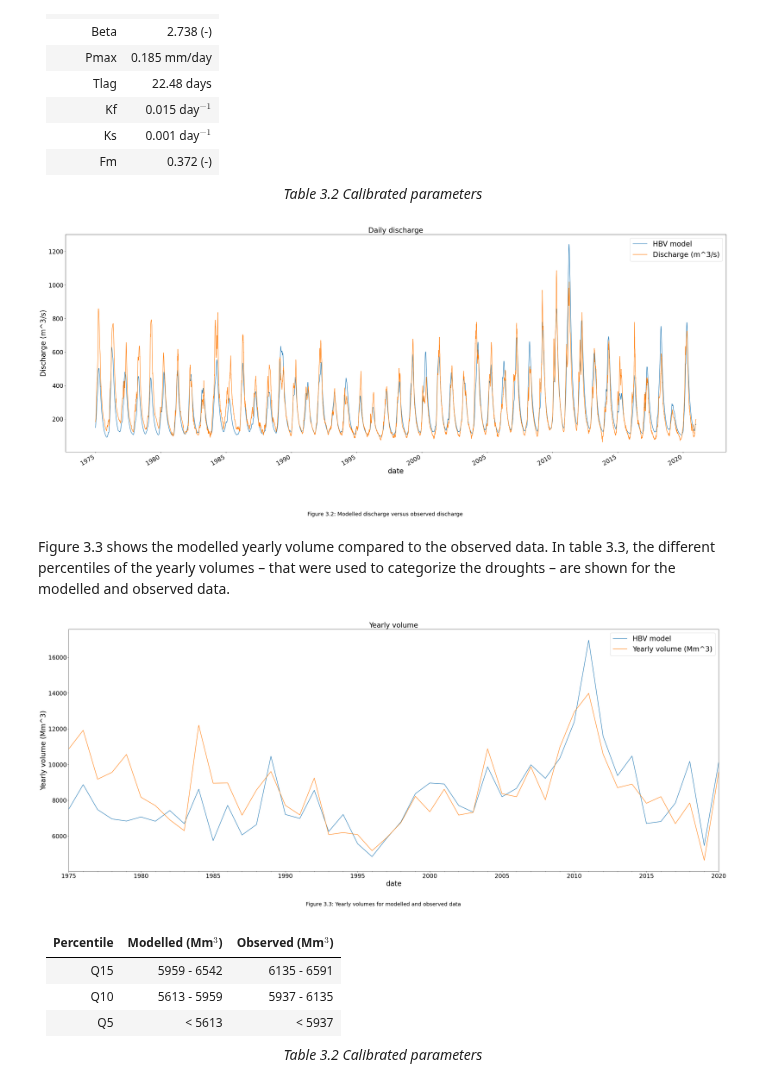
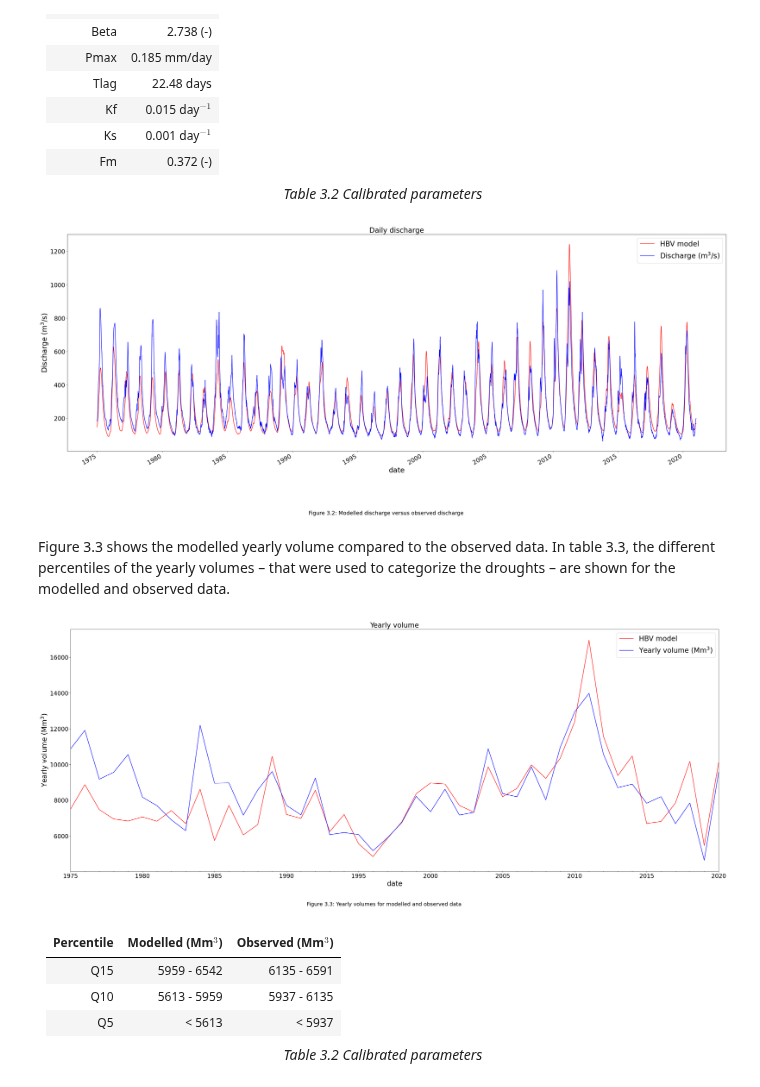
Before and after one commit to eWaterCycle/projects, a Jupyter notebook: book/thesis_projects/BSc/2026_Q4_BeauBuijtenhuijs_CEG/Report/3_HBV_model.ipynb, the cells around one changed output. Drawn from its saved outputs; the diff is of its cells as text; code cells hidden in the pictures.

```diff
--- a/book/thesis_projects/BSc/2026_Q4_BeauBuijtenhuijs_CEG/Report/3_HBV_model.ipynb
+++ b/book/thesis_projects/BSc/2026_Q4_BeauBuijtenhuijs_CEG/Report/3_HBV_model.ipynb
@@ -130,7 +130,7 @@ calibration_end_date = "2010-12-31T00:00:00Z"
 data = pd.read_csv(Path.home() / "BEP-beau/book/thesis_projects/BSc/2026_Q4_BeauBuijtenhuijs_CEG/Data/mohembo_daily_water_discharge_data.csv",
                    index_col='date', parse_dates=True, dayfirst=True)
 data_daily = data.resample('D').interpolate()
-data_daily.columns = ['Discharge (m^3/s)']
+data_daily.columns = ['Discharge (m$^3$/s)']
 data_daily = data_daily[~data_daily.index.year.isin([1974, 2021])]
 
 #The model returns data in mm/day, while observed data is in m^3/s
@@ -203,7 +203,7 @@ for ensembleMember in ensemble:
     discharge_dataframe = pd.DataFrame({'model output': Q_m}, index=pd.to_datetime(time))
 
     #Calculating fit using the objective function
-    obj_value = objective(discharge_dataframe['model output'], data_daily['Discharge (m^3/s)'],
+    obj_value = objective(discharge_dataframe['model output'], data_daily['Discharge (m$^3$/s)'],
                           calibration_start_date, calibration_end_date, 0.3, 0.7)
     values.append(obj_value)
 
@@ -246,63 +246,61 @@ config_file, _ = model.setup(parameters=best_parameters, initial_storage=s_0)
 model.initialize(config_file)
 
 Q_m = []
 time = []
 while model.time < model.end_time:
     model.update()
     Q_m.append(model.get_value("Q")[0])
     time.append(pd.Timestamp(model.time_as_datetime))
 
 model.finalize()
 model_output = pd.Series(data=Q_m, name="Modelled_discharge", index=time)
 
 #Converting data from mm/day to m^3/s
 Q_model = mmday_to_m3s(model_output.values, Area_km2)
 Q_model_pd = pd.Series(Q_model, index=model_output.index, name="HBV model")
 
 #Plotting results
 fig, ax = plt.subplots(figsize=(40, 15))
 plt.xticks(fontsize=20)
 plt.yticks(fontsize=20)
 ax.set_xlabel("Date", fontsize=24)
-ax.set_ylabel("Discharge (m^3/s)", fontsize=24)
-Q_model_pd['1975'::].plot(ax=ax)
-data_daily.plot(ax=ax)
+ax.set_ylabel("Discharge (m$^3$/s)", fontsize=24)
+Q_model_pd['1975'::].plot(ax=ax, color='red') #Removing the spin-up period from the plot
+data_daily.plot(ax=ax, color='blue')
 plt.legend(fontsize=24)
 plt.title('Daily discharge', fontsize=24)
-plt.ylabel("Discharge (m^3/s)")
 fig.text(0.5, 0,"Figure 3.2: Modelled discharge versus observed discharge", ha="center", fontsize=18);
 
 #Calculating objective value for calibration period, validation period and whole timeframe
-obj_value_calibration = objective(Q_model_pd, data_daily['Discharge (m^3/s)'],
+obj_value_calibration = objective(Q_model_pd, data_daily['Discharge (m$^3$/s)'],
                           "1975-01-01T00:00:00Z", "2010-12-31T00:00:00Z", 0.3, 0.7)
-obj_value_validation = objective(Q_model_pd, data_daily['Discharge (m^3/s)'],
+obj_value_validation = objective(Q_model_pd, data_daily['Discharge (m$^3$/s)'],
                           "2010-01-01T00:00:00Z", "2020-12-31T00:00:00Z", 0.3, 0.7)
-obj_value_whole_timeframe = objective(Q_model_pd, data_daily['Discharge (m^3/s)'],
+obj_value_whole_timeframe = objective(Q_model_pd, data_daily['Discharge (m$^3$/s)'],
                           "1975-01-01T00:00:00Z", "2020-12-31T00:00:00Z", 0.3, 0.7)
 # %% [output]
-[figure, old version]
+[figure, new version]
 # %% [markdown]
 Figure 3.3 shows the modelled yearly volume compared to the observed data. In table 3.3, the different percentiles of the yearly volumes – that were used to categorize the droughts – are shown for the modelled and observed data.
 # %%
 #Converting daily discharge in m^3/s to yearly volumes in Mm^3
 Q_model_pd_volume = (Q_model_pd * 3600 * 24).resample('YE').sum() / 1e6
 yearly_volume = (data_daily * 3600 * 24).resample('YE').sum() / 1e6
-yearly_volume.columns = ['Yearly volume (Mm^3)']
+yearly_volume.columns = ['Yearly volume (Mm$^3$)']
 
 #Plotting results
 fig, ax = plt.subplots(figsize=(40, 15))
 plt.xticks(fontsize=20)
 plt.yticks(fontsize=20)
 ax.set_xlabel("Date", fontsize=24)
-ax.set_ylabel("Discharge (m^3/s)", fontsize=24)
-Q_model_pd_volume['1975'::].plot(ax=ax) #Removing the spin-up period from the plot
-yearly_volume.plot(ax=ax)
+ax.set_ylabel("Yearly volume (Mm$^3$)", fontsize=24)
+Q_model_pd_volume['1975'::].plot(ax=ax, color='red') #Removing the spin-up period from the plot
+yearly_volume.plot(ax=ax, color='blue')
 plt.legend(fontsize=24)
 plt.title('Yearly volume', fontsize=24)
-plt.ylabel("Yearly volume (Mm^3)")
 fig.text(0.5, 0,"Figure 3.3: Yearly volumes for modelled and observed data", ha="center", fontsize=18);
 # %% [output]
-[figure, old version]
+[figure, new version]
 # %%
 #Removing the spin-up period
 Q_model_pd_volume = Q_model_pd_volume[~Q_model_pd_volume.index.year.isin([1970, 1971, 1972, 1973, 1974])]
```
Also changed, not shown: 3 other files.
